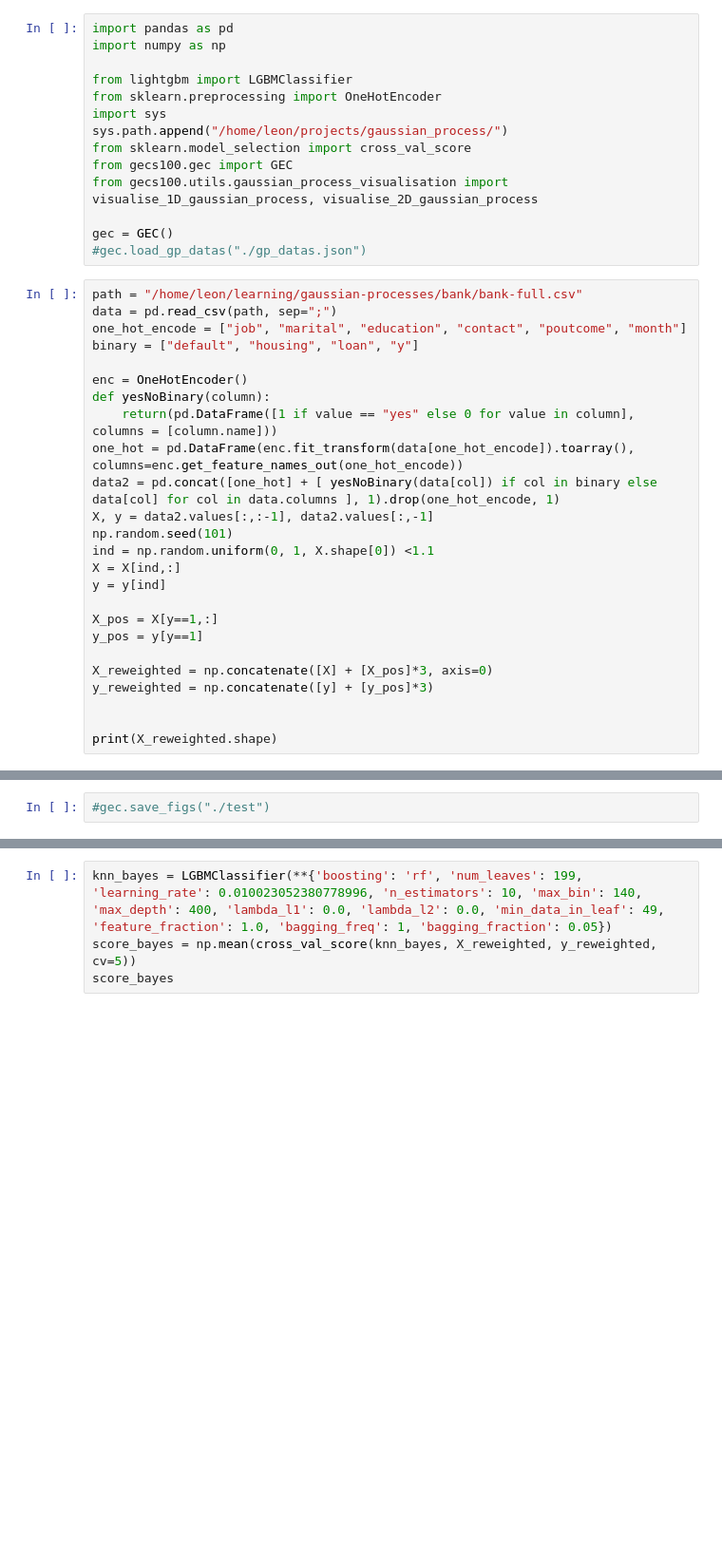
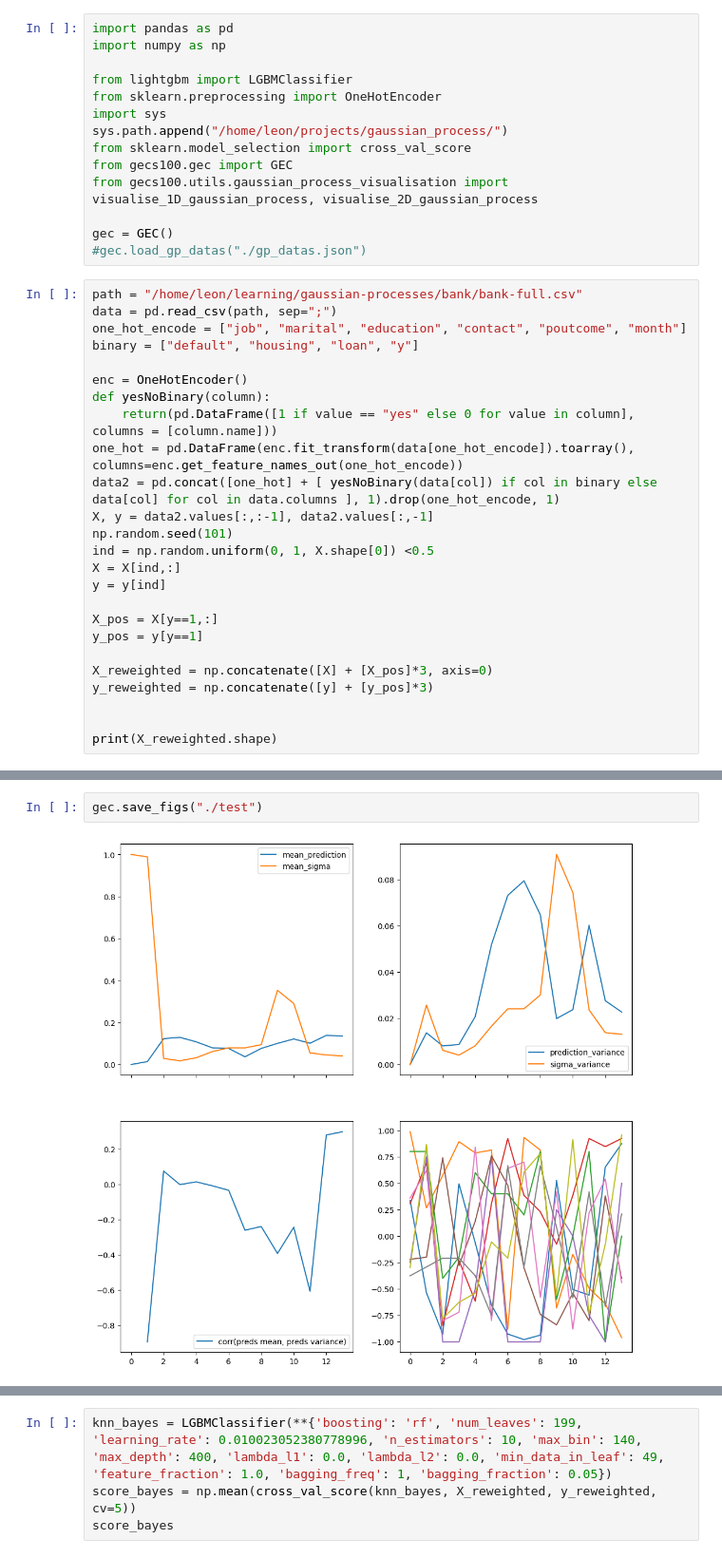
Before and after one commit to 0xideas/100gecs, a Jupyter notebook: notebooks/demonstrating_parameter_optimisation.ipynb, the cells around one changed output, grey strips where cells are left out. Shown at 95% size. Saved outputs shown, nothing was run; the diff lists cells and outputs as text; blank space fills up the shorter version.

```diff
--- a/notebooks/demonstrating_parameter_optimisation.ipynb
+++ b/notebooks/demonstrating_parameter_optimisation.ipynb
@@ -25,7 +25,7 @@ one_hot = pd.DataFrame(enc.fit_transform(data[one_hot_encode]).toarray(), column
 data2 = pd.concat([one_hot] + [ yesNoBinary(data[col]) if col in binary else data[col] for col in data.columns ], 1).drop(one_hot_encode, 1)
 X, y = data2.values[:,:-1], data2.values[:,-1]
 np.random.seed(101)
-ind = np.random.uniform(0, 1, X.shape[0]) <1.1
+ind = np.random.uniform(0, 1, X.shape[0]) <0.5
 X = X[ind,:]
 y = y[ind]
 
@@ -80,2 +101,4 @@ print({k:(np.mean(v["output"]), np.max(v["output"]), len(v["output"])) for k, v
 # %%
-#gec.save_figs("./test")
+gec.save_figs("./test")
+# %% [output]
+[figure, added]
```
Also changed, not shown: parts of 15 cells of this notebook, 1 other file.
